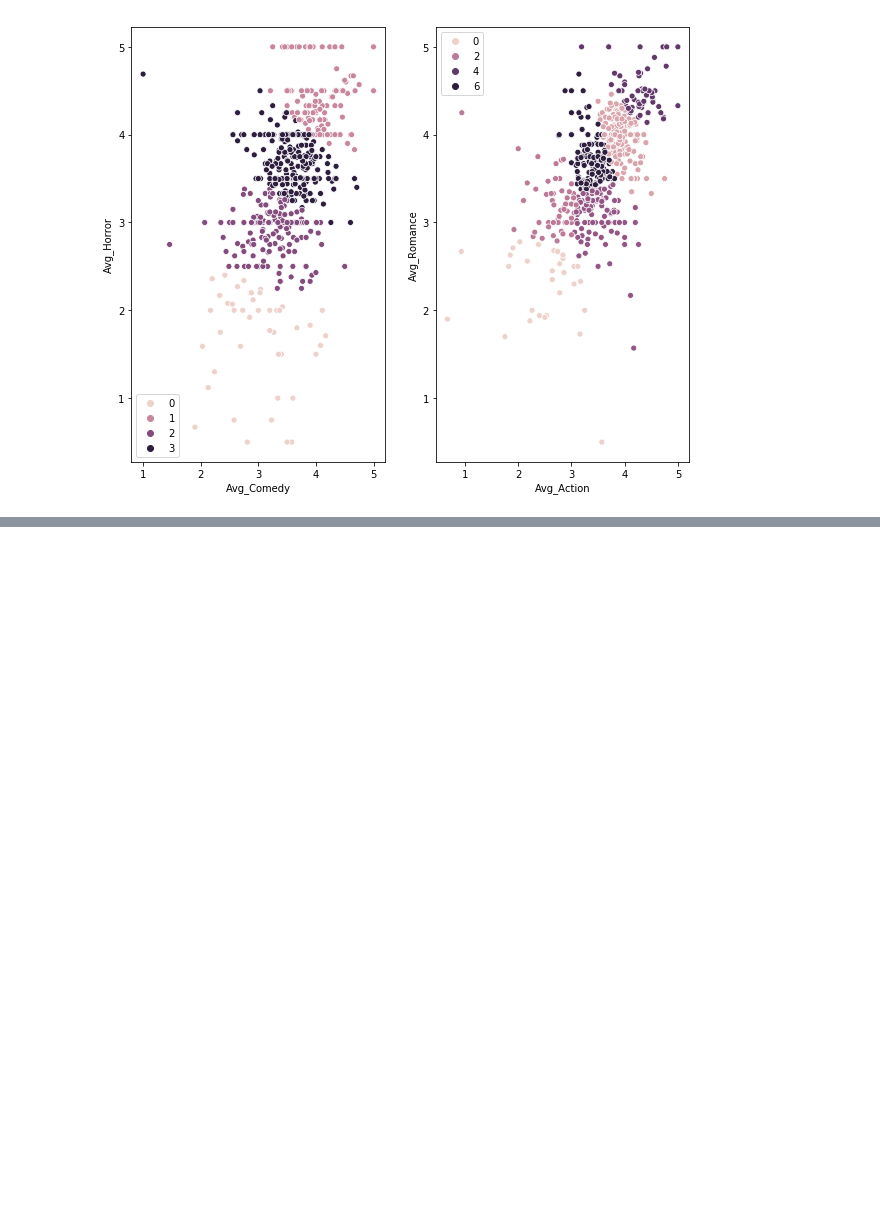
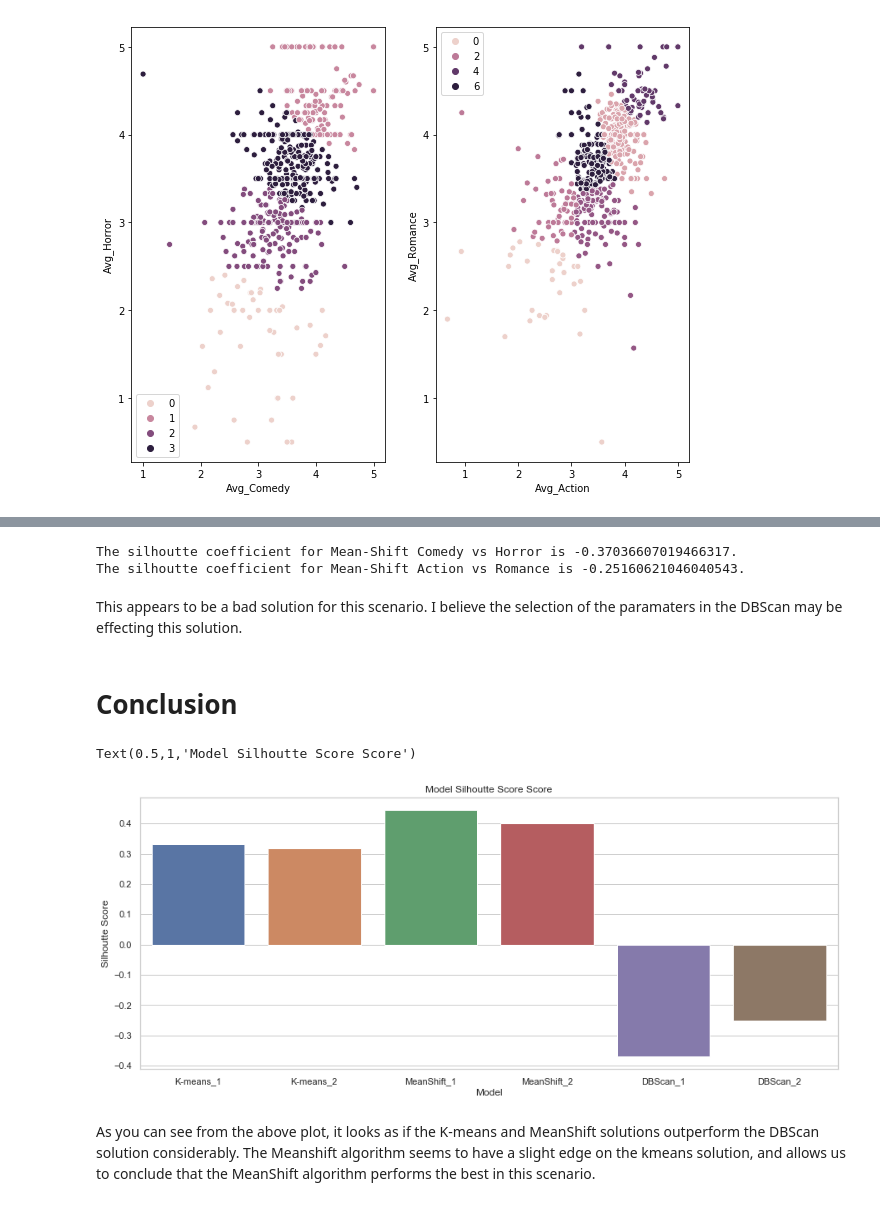
Before and after one commit to alexcroft08/Thinkful-Data-Science, a Jupyter notebook: Unsupervised Capstone.ipynb, the cells around one changed output, grey strips where cells are left out. Cells and saved outputs as stored; diff of their text form; code cells hidden in the pictures; blank space fills up the shorter version.

```diff
--- a/Unsupervised Capstone.ipynb
+++ b/Unsupervised Capstone.ipynb
@@ -308,0 +309,9 @@ As you can see, the users preferences in each plot seem to become more clear whe
+# %%
+#Evaluating each solution using Silhoutte Coefficient
+
+from sklearn import metrics
+from sklearn.metrics import pairwise_distances
+model_1 = metrics.silhouette_score(X_1, y_pred, metric='euclidean')
+model_2 = metrics.silhouette_score(X_2, z_pred, metric='euclidean')
+print('The silhoutte coefficient for Comedy vs Horror is {}.'.format(model_1))
+print('The silhoutte coefficient for Action vs Romance is {}.'.format(model_2))
@@ -308,0 +404,32 @@ As you can see, the users preferences in each plot seem to become more clear whe
+# %%
+#Evaluating each solution using Silhoutte Coefficient
+
+from sklearn import metrics
+from sklearn.metrics import pairwise_distances
+model_5 = metrics.silhouette_score(X_1, labels_3, metric='euclidean')
+model_6 = metrics.silhouette_score(X_2, labels_4, metric='euclidean')
+print('The silhoutte coefficient for Mean-Shift Comedy vs Horror is {}.'.format(model_5))
+print('The silhoutte coefficient for Mean-Shift Action vs Romance is {}.'.format(model_6))
+# %% [output]
+The silhoutte coefficient for Mean-Shift Comedy vs Horror is -0.37036607019466317.
+The silhoutte coefficient for Mean-Shift Action vs Romance is -0.25160621046040543.
+# %% [markdown]
+This appears to be a bad solution for this scenario. I believe the selection of the paramaters in the DBScan may be effecting this solution.
+# %% [markdown]
+# Conclusion
+# %%
+### Silhoutte Score illustration for different models to chose the best one for this scenario
+from pandas import DataFrame
+
+data = {'Model':['K-means_1','K-means_2','MeanShift_1','MeanShift_2','DBScan_1','DBScan_2'],'Silhoutte Score':[model_1,model_2,model_3,model_4,model_5,model_6]}
+Score_df = DataFrame(data, columns=['Model','Silhoutte Score'])
+
+plt.figure(figsize=(15,6))
+sns.set(style="whitegrid")
+sns.barplot(x="Model", y="Silhoutte Score", data=Score_df)
+plt.title('Model Silhoutte Score Score')
+# %% [output]
+Text(0.5,1,'Model Silhoutte Score Score')
+[figure, added]
+# %% [markdown]
+As you can see from the above plot, it looks as if the K-means and MeanShift solutions outperform the DBScan solution considerably. The Meanshift algorithm seems to have a slight edge on the kmeans solution, and allows us to conclude that the MeanShift algorithm performs the best in this scenario.
```
Also changed, not shown: parts of 14 cells of this notebook.
